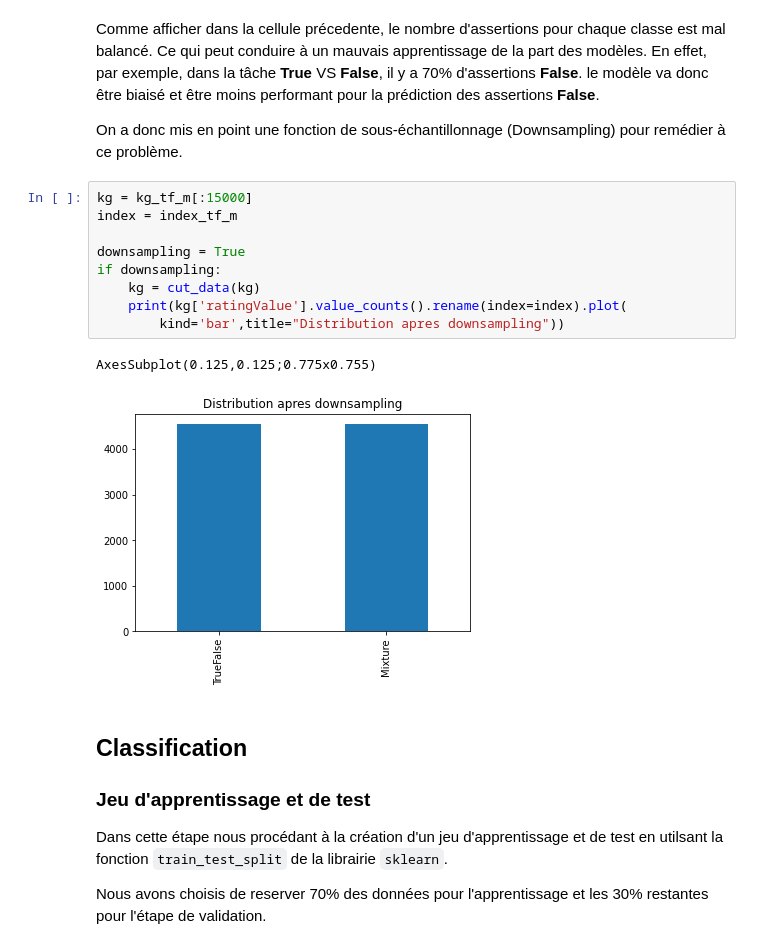
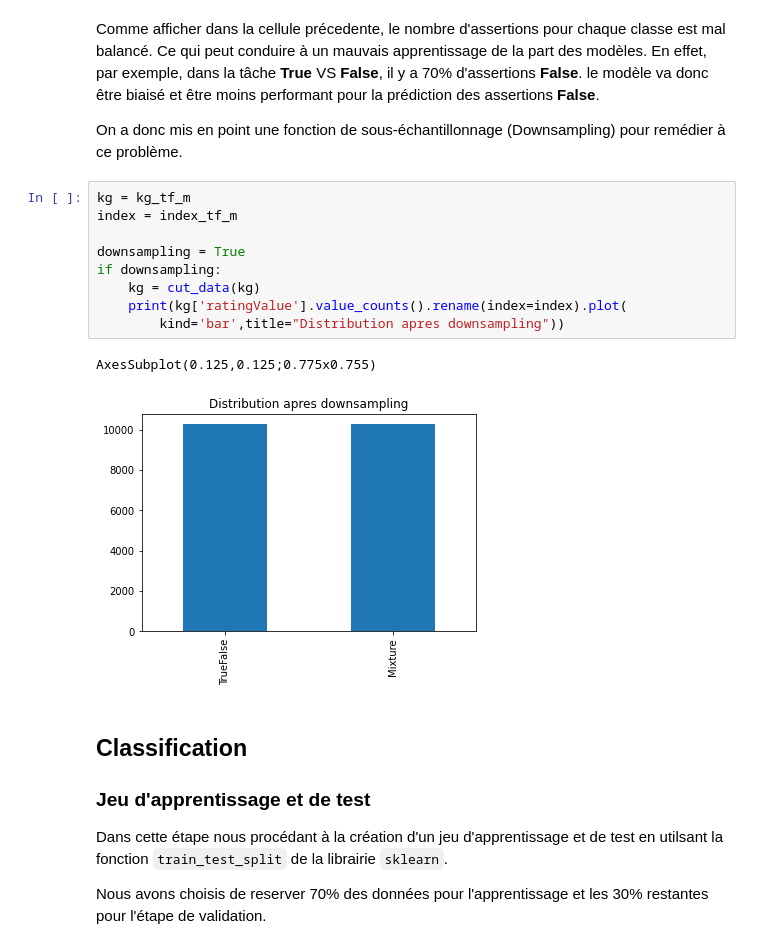
Before and after one commit to massykezzoul/fact-checking-classification, a Jupyter notebook: src/classification.ipynb, the cells around one changed output. Saved outputs shown, nothing was run; the diff lists cells and outputs as text.

```diff
--- a/src/classification.ipynb
+++ b/src/classification.ipynb
@@ -54,17 +54,17 @@ Comme afficher dans la cellule précedente, le nombre d'assertions pour chaque c
 
 On a donc mis en point une fonction de sous-échantillonnage (Downsampling) pour remédier à ce problème.
 # %%
-kg = kg_tf_m[:15000]
+kg = kg_tf_m
 index = index_tf_m
 
 downsampling = True
 if downsampling:
     kg = cut_data(kg)
     print(kg['ratingValue'].value_counts().rename(index=index).plot(
         kind='bar',title="Distribution apres downsampling"))
 # %% [output]
 AxesSubplot(0.125,0.125;0.775x0.755)
-[figure, old version]
+[figure, new version]
 # %% [markdown]
 ## Classification
 
```
Also changed, not shown: parts of 3 cells of this notebook, 7 other files.
